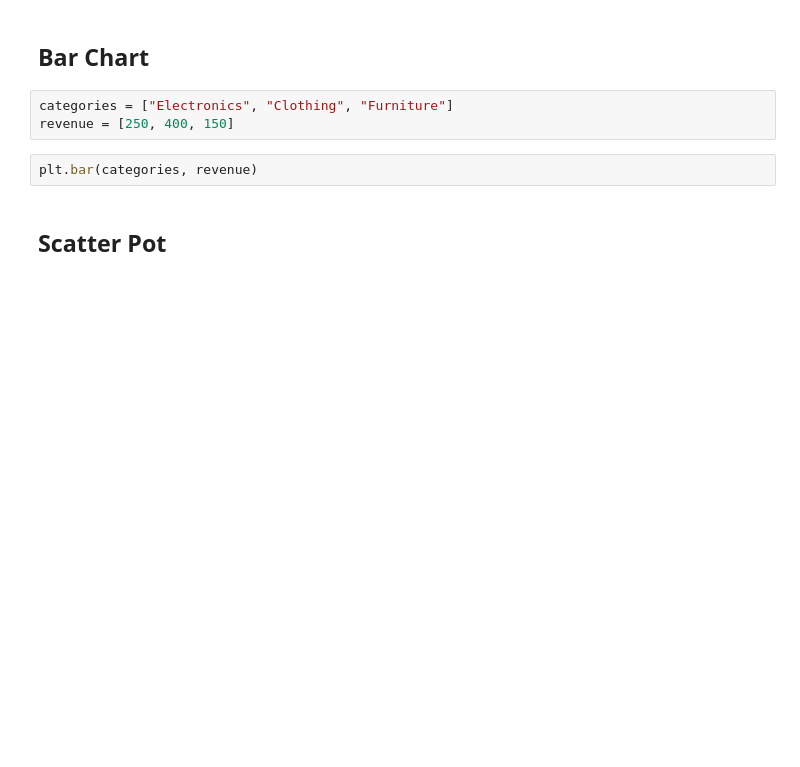
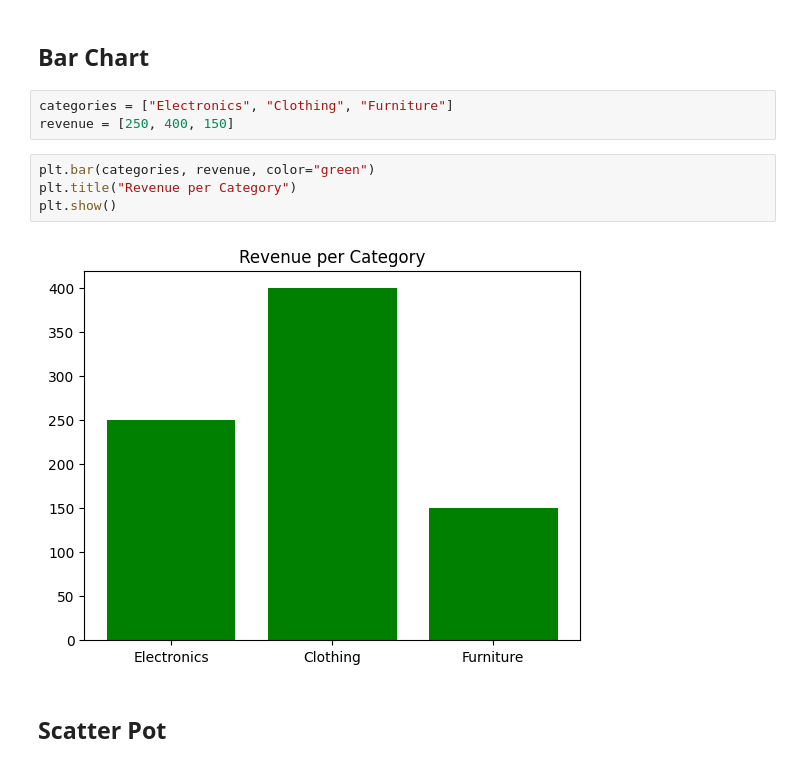
Before and after one commit to UPEN-Thaitiel/exploratory-data-analysis-Adiel-Delgado, a Jupyter notebook: 4.- visualization/visualization_exercise.ipynb, the cells around one changed output. Drawn from its saved outputs; the diff is of its cells as text; blank space fills up the shorter version.

```diff
--- a/4.- visualization/visualization_exercise.ipynb
+++ b/4.- visualization/visualization_exercise.ipynb
@@ -24,7 +25,11 @@ AttributeError: Line2D.set() got an unexpected keyword argument 'market'
 categories = ["Electronics", "Clothing", "Furniture"]
 revenue = [250, 400, 150]
 # %%
-plt.bar(categories, revenue)
+plt.bar(categories, revenue, color="green")
+plt.title("Revenue per Category")
+plt.show()
+# %% [output]
+[figure, added]
 # %% [markdown]
 ## Scatter Pot
 # %%
```
Also changed, not shown: parts of 2 cells of this notebook, 2 other files.
